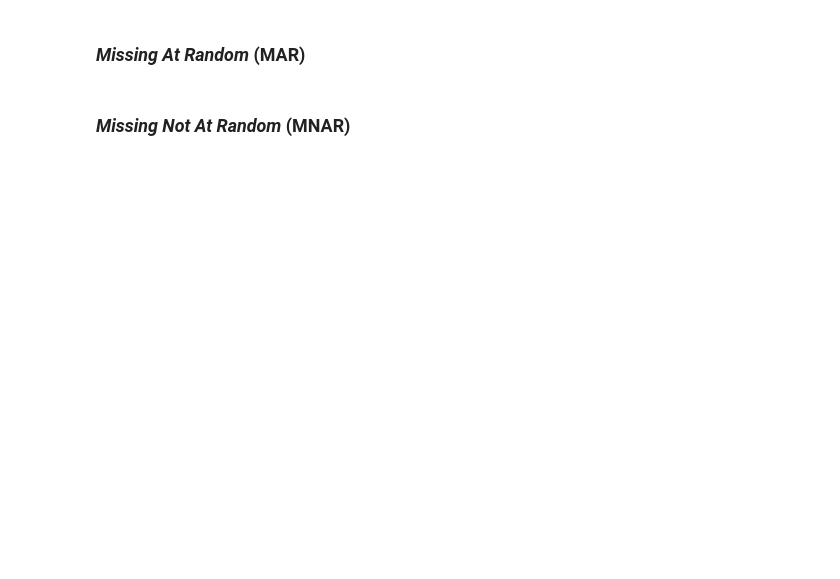
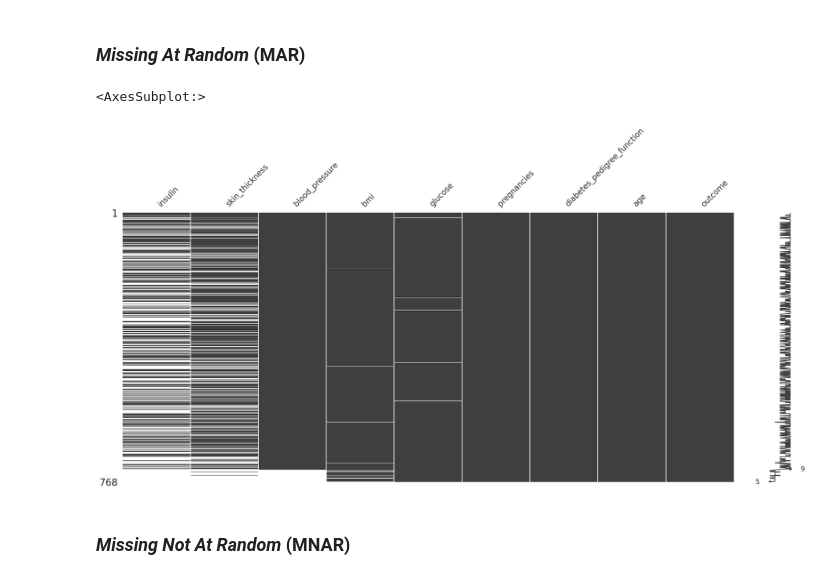
Before and after one commit to EstebannRomeroo/exploration_missing_values, a Jupyter notebook: notebook/live-exploration-missing-values.ipynb, the cells around one changed output. Drawn from its saved outputs; the diff is of its cells as text; code cells hidden in the pictures; blank space fills up the shorter version.

```diff
--- a/notebook/live-exploration-missing-values.ipynb
+++ b/notebook/live-exploration-missing-values.ipynb
@@ -749,4 +749,9 @@ AttributeError: 'DataFrame' object has no attribute 'column'
 # %% [markdown]
 ### _Missing At Random_ (MAR)
+# %%
+diabetes_df.missing.sort_variables_by_missingness().sort_values(by="blood_pressure").pipe(missingno.matrix)
+# %% [output]
+<AxesSubplot:>
+[figure, added]
 # %% [markdown]
 ### _Missing Not At Random_ (MNAR)
```
Also changed, not shown: parts of 11 cells of this notebook.
